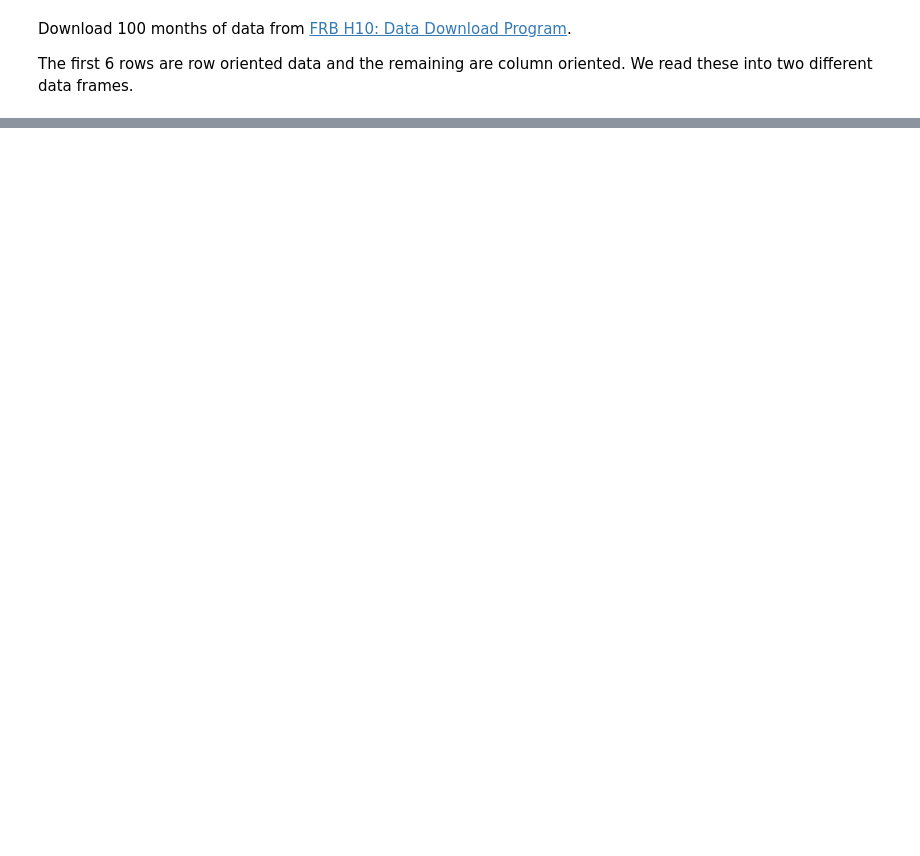
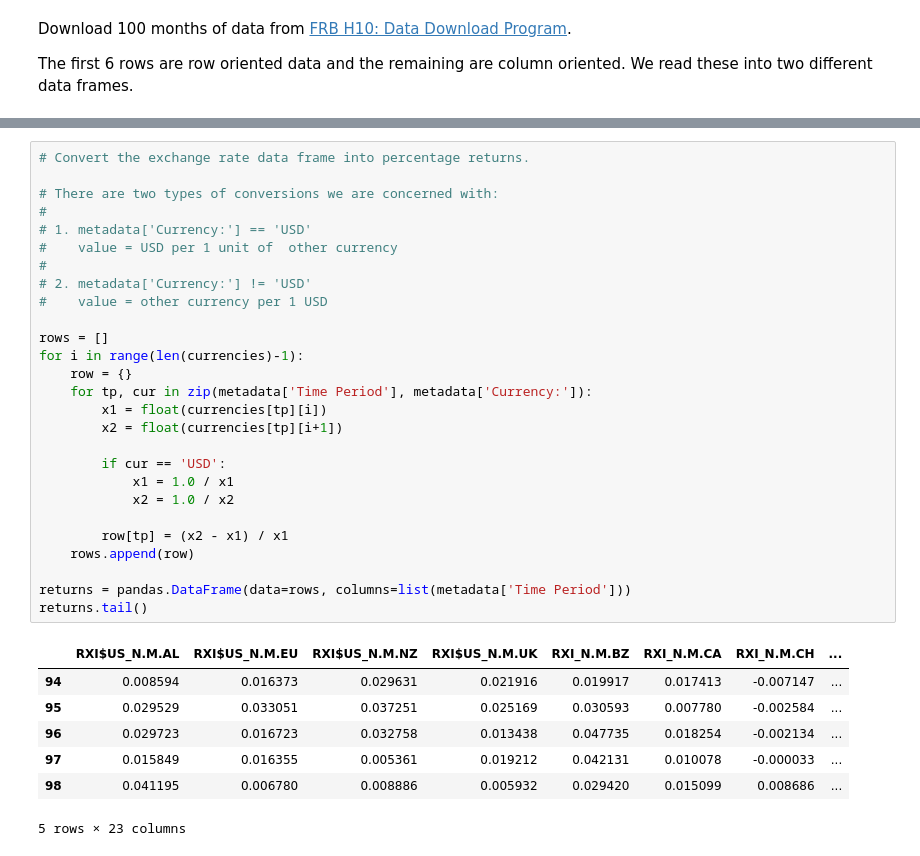
Before and after one commit to yhat/currency-portfolio-optimization, a Jupyter notebook: Currency Portfolio Optimization.ipynb, the cells around one changed output, grey strips where cells are left out. Saved outputs shown, nothing was run; the diff lists cells and outputs as text; blank space fills up the shorter version.

```diff
--- a/Currency Portfolio Optimization.ipynb
+++ b/Currency Portfolio Optimization.ipynb
@@ -48,0 +57,35 @@ currency.head()
+# %%
+# Convert the exchange rate data frame into percentage returns.
+
+# There are two types of conversions we are concerned with:
+#
+# 1. metadata['Currency:'] == 'USD'
+#    value = USD per 1 unit of  other currency
+#
+# 2. metadata['Currency:'] != 'USD'
+#    value = other currency per 1 USD
+
+rows = []
+for i in range(len(currencies)-1):
+    row = {}
+    for tp, cur in zip(metadata['Time Period'], metadata['Currency:']):
+        x1 = float(currencies[tp][i])
+        x2 = float(currencies[tp][i+1])
+
+        if cur == 'USD':
+            x1 = 1.0 / x1
+            x2 = 1.0 / x2
+
+        row[tp] = (x2 - x1) / x1
+    rows.append(row)
+
+returns = pandas.DataFrame(data=rows, columns=list(metadata['Time Period']))
+returns.tail()
+# %% [output]
+|  | RXI$US_N.M.AL | RXI$US_N.M.EU | RXI$US_N.M.NZ | RXI$US_N.M.UK | RXI_N.M.BZ | RXI_N.M.CA | RXI_N.M.CH | ... |
+| 94 | 0.008594 | 0.016373 | 0.029631 | 0.021916 | 0.019917 | 0.017413 | -0.007147 | ... |
+| 95 | 0.029529 | 0.033051 | 0.037251 | 0.025169 | 0.030593 | 0.007780 | -0.002584 | ... |
+| 96 | 0.029723 | 0.016723 | 0.032758 | 0.013438 | 0.047735 | 0.018254 | -0.002134 | ... |
+| 97 | 0.015849 | 0.016355 | 0.005361 | 0.019212 | 0.042131 | 0.010078 | -0.000033 | ... |
+| 98 | 0.041195 | 0.006780 | 0.008886 | 0.005932 | 0.029420 | 0.015099 | 0.008686 | ... |
+5 rows × 23 columns
```
Also changed, not shown: parts of 5 cells of this notebook.
